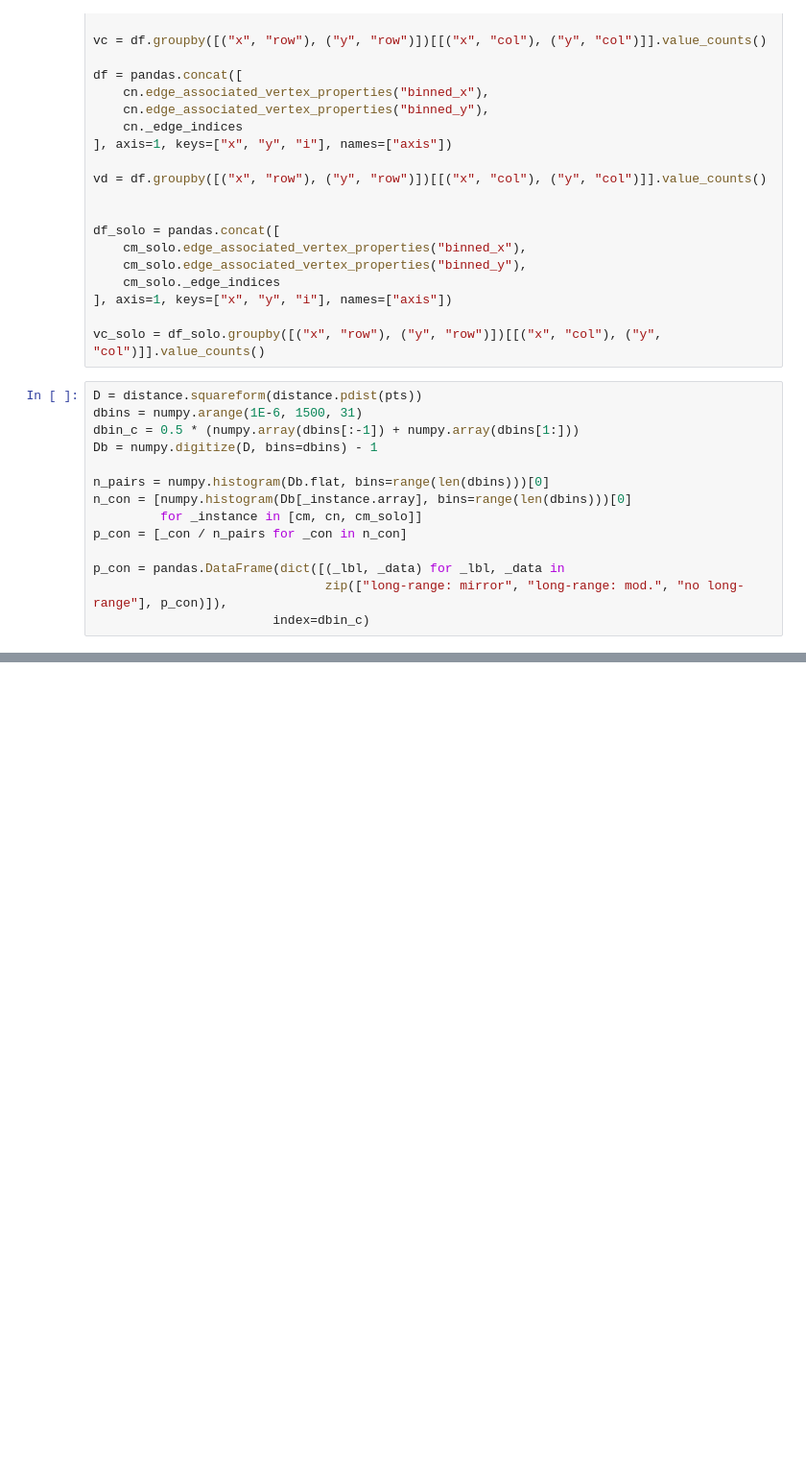
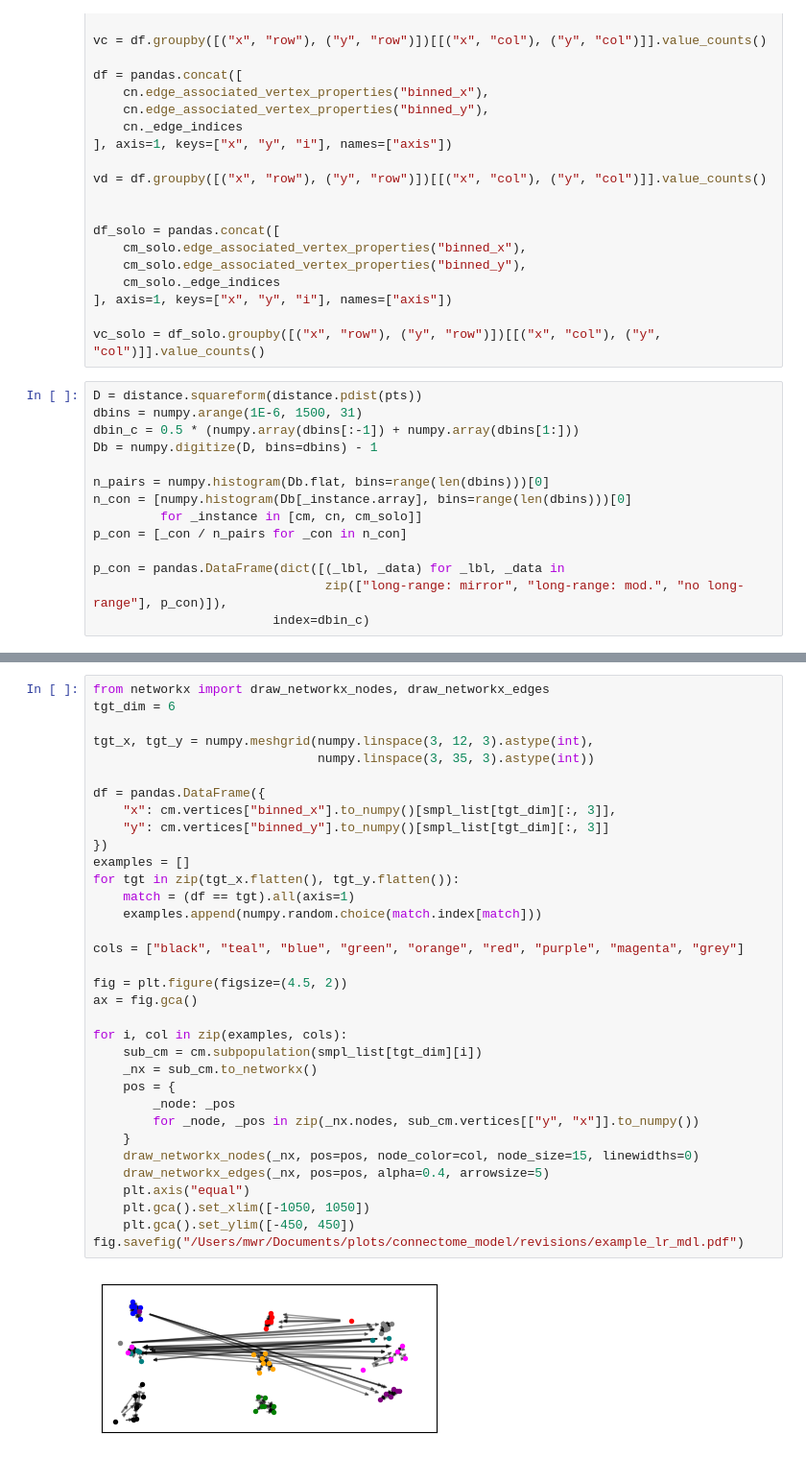
Before and after one commit to MWolfR/local_connectivity_model, a Jupyter notebook: src/Long range extension.ipynb, the cells around one changed output, grey strips where cells are left out. Shown: that part at 96% size. Cells and saved outputs as stored; diff of their text form; blank space fills up the shorter version.

Commit message:
Added code to generate examples of lr 6-dim simplices

```diff
--- a/src/Long range extension.ipynb
+++ b/src/Long range extension.ipynb
@@ -281,0 +282,36 @@ fig.savefig(os.path.join(plot_out, "lr_one_sided_simplices.pdf"))
+# %%
+from networkx import draw_networkx_nodes, draw_networkx_edges
+tgt_dim = 6
+
+tgt_x, tgt_y = numpy.meshgrid(numpy.linspace(3, 12, 3).astype(int),
+                              numpy.linspace(3, 35, 3).astype(int))
+
+df = pandas.DataFrame({
+    "x": cm.vertices["binned_x"].to_numpy()[smpl_list[tgt_dim][:, 3]],
+    "y": cm.vertices["binned_y"].to_numpy()[smpl_list[tgt_dim][:, 3]]
+})
+examples = []
+for tgt in zip(tgt_x.flatten(), tgt_y.flatten()):
+    match = (df == tgt).all(axis=1)
+    examples.append(numpy.random.choice(match.index[match]))
+
+cols = ["black", "teal", "blue", "green", "orange", "red", "purple", "magenta", "grey"]
+
+fig = plt.figure(figsize=(4.5, 2))
+ax = fig.gca()
+
+for i, col in zip(examples, cols):
+    sub_cm = cm.subpopulation(smpl_list[tgt_dim][i])
+    _nx = sub_cm.to_networkx()
+    pos = {
+        _node: _pos
+        for _node, _pos in zip(_nx.nodes, sub_cm.vertices[["y", "x"]].to_numpy())
+    }
+    draw_networkx_nodes(_nx, pos=pos, node_color=col, node_size=15, linewidths=0)
+    draw_networkx_edges(_nx, pos=pos, alpha=0.4, arrowsize=5)
+    plt.axis("equal")
+    plt.gca().set_xlim([-1050, 1050])
+    plt.gca().set_ylim([-450, 450])
+fig.savefig("/Users/mwr/Documents/plots/connectome_model/revisions/example_lr_mdl.pdf")
+# %% [output]
+[figure, added]
```
Also changed, not shown: parts of 8 cells of this notebook.
